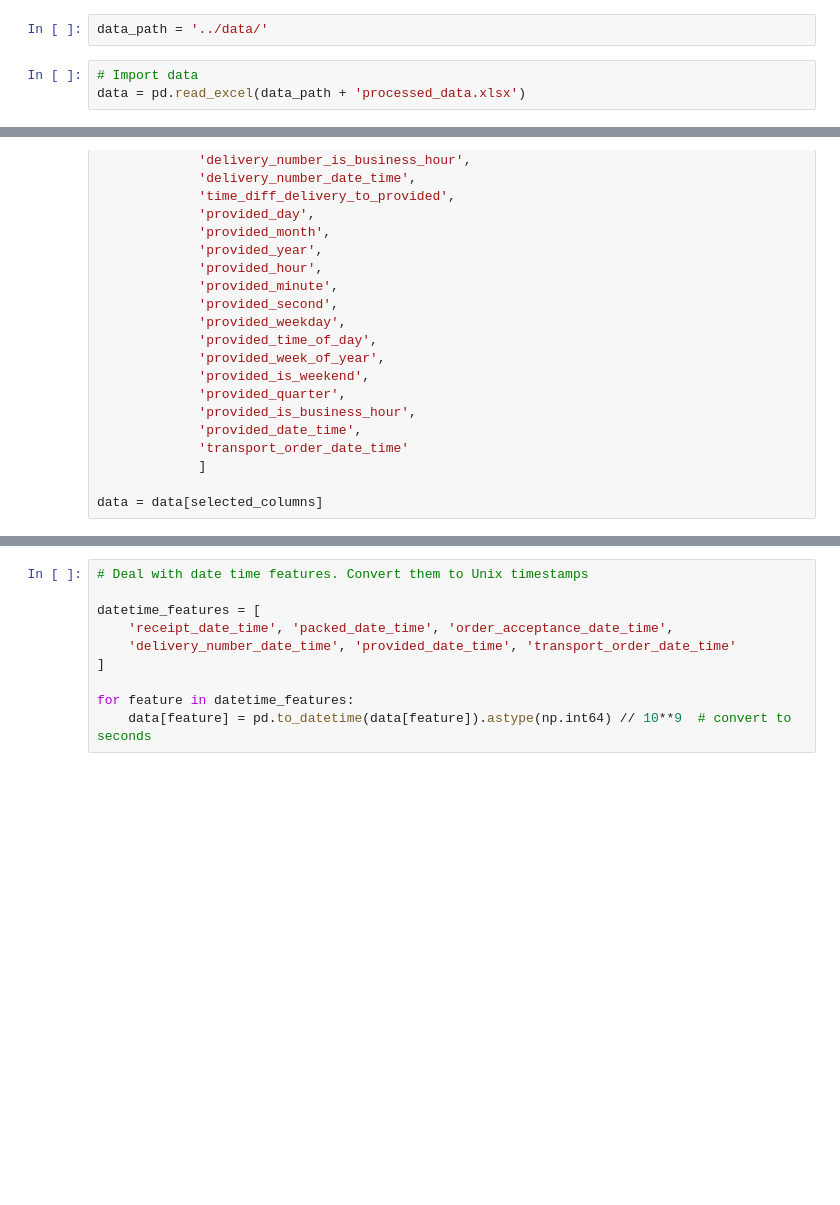
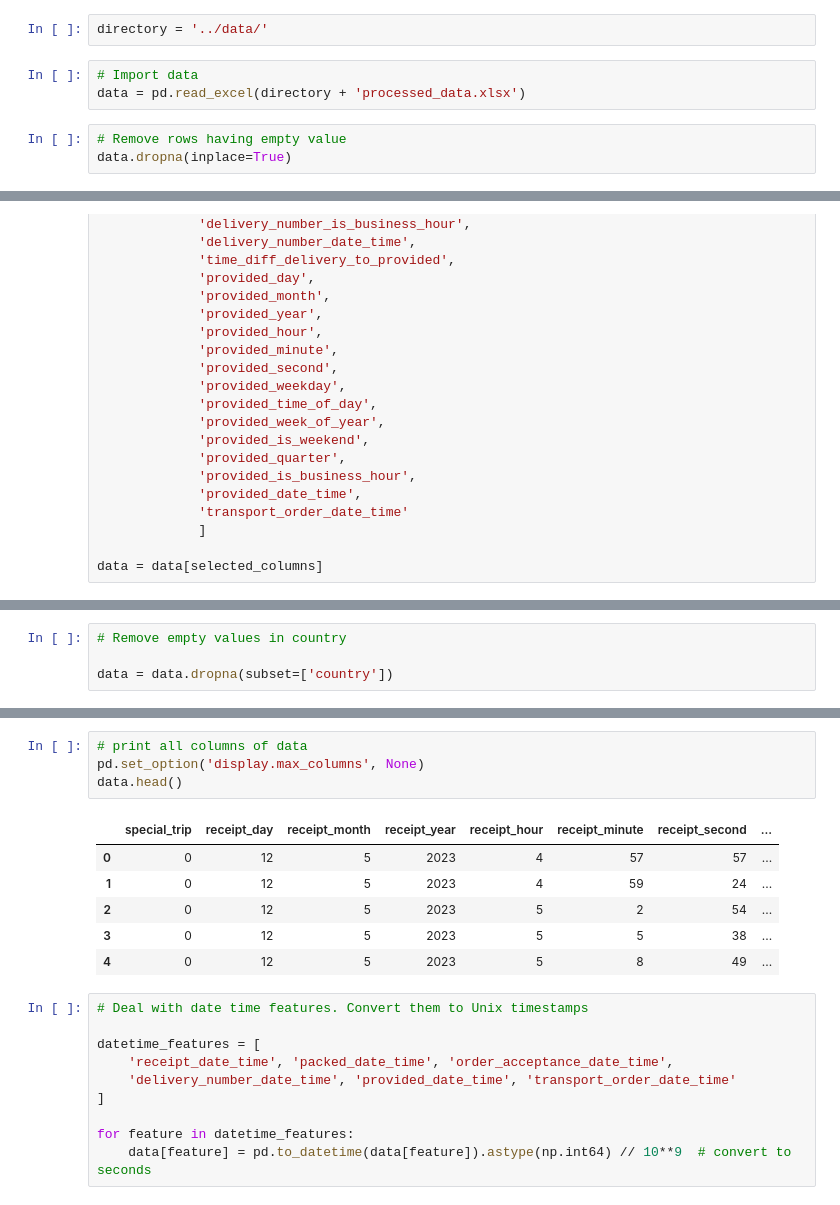
Before and after one commit to abdulwahabse/A-Weighted-Ensemble-Model-for-Dispatch-Time-Prediction, a Jupyter notebook: src/prepare_training_data.ipynb, the cells around one changed output, grey strips where cells are left out. Drawn from its saved outputs; the diff is of its cells as text; blank space fills up the shorter version.

```diff
--- a/src/prepare_training_data.ipynb
+++ b/src/prepare_training_data.ipynb
@@ -10,10 +9,13 @@ from sklearn.preprocessing import StandardScaler
 # %% [markdown]
 # Load and Process Data
 # %%
-data_path = '../data/'
+directory = '../data/'
 # %%
 # Import data
-data = pd.read_excel(data_path + 'processed_data.xlsx')
+data = pd.read_excel(directory + 'processed_data.xlsx')
+# %%
+# Remove rows having empty value
+data.dropna(inplace=True)
 # %%
 # Select specific columns
 selected_columns = ['special_trip',
@@ -100,0 +109,4 @@ data = data[selected_columns]
+# %%
+# Remove empty values in country
+
+data = data.dropna(subset=['country'])
@@ -101,3 +149,14 @@ data = data[selected_columns]
+# %%
+# print all columns of data
+pd.set_option('display.max_columns', None)
+data.head()
+# %% [output]
+|  | special_trip | receipt_day | receipt_month | receipt_year | receipt_hour | receipt_minute | receipt_second | ... |
+| 0 | 0 | 12 | 5 | 2023 | 4 | 57 | 57 | ... |
+| 1 | 0 | 12 | 5 | 2023 | 4 | 59 | 24 | ... |
+| 2 | 0 | 12 | 5 | 2023 | 5 | 2 | 54 | ... |
+| 3 | 0 | 12 | 5 | 2023 | 5 | 5 | 38 | ... |
+| 4 | 0 | 12 | 5 | 2023 | 5 | 8 | 49 | ... |
 # %%
 # Deal with date time features. Convert them to Unix timestamps
 
```
Also changed, not shown: parts of 7 cells of this notebook, 16 other files.
